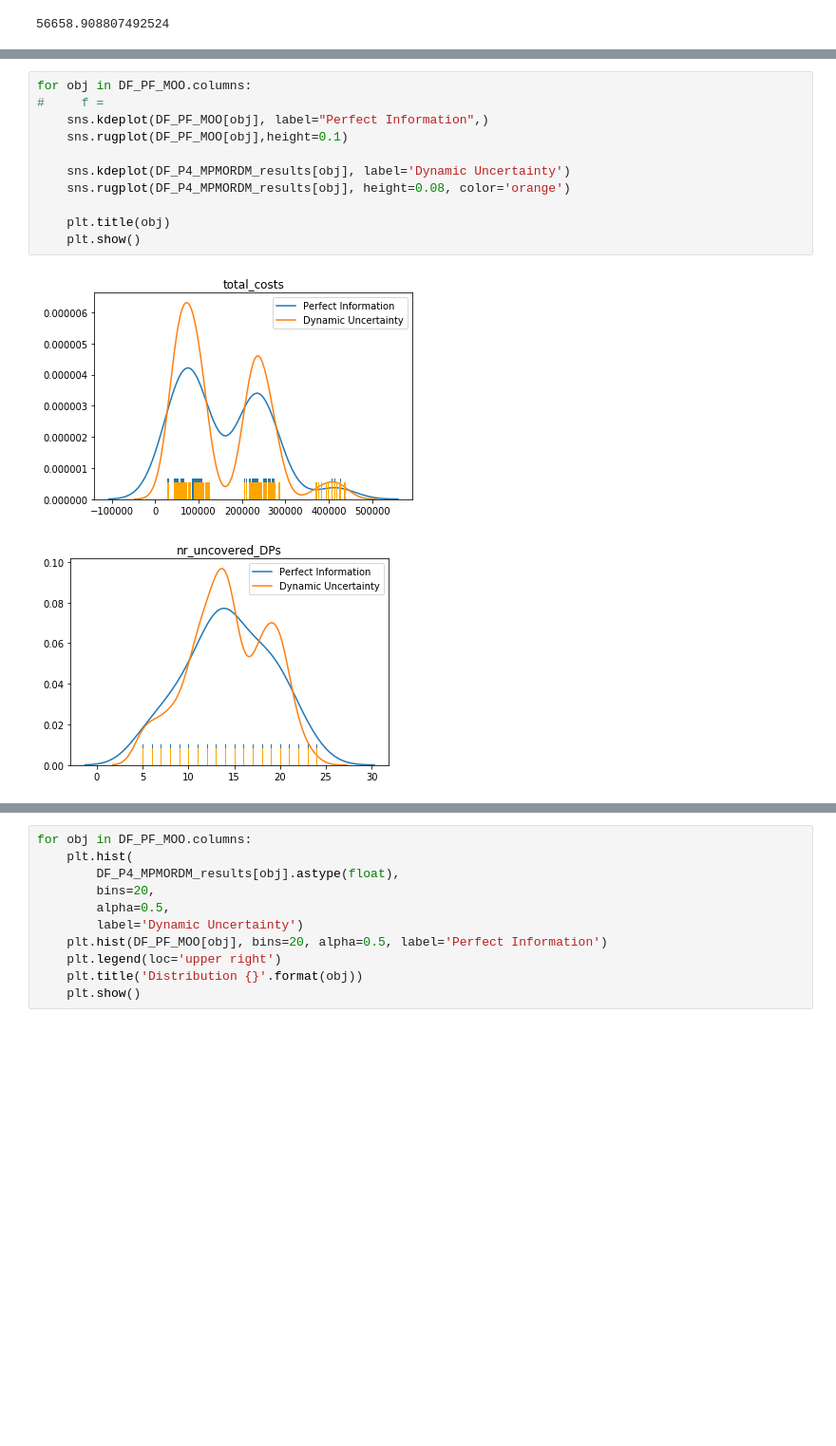
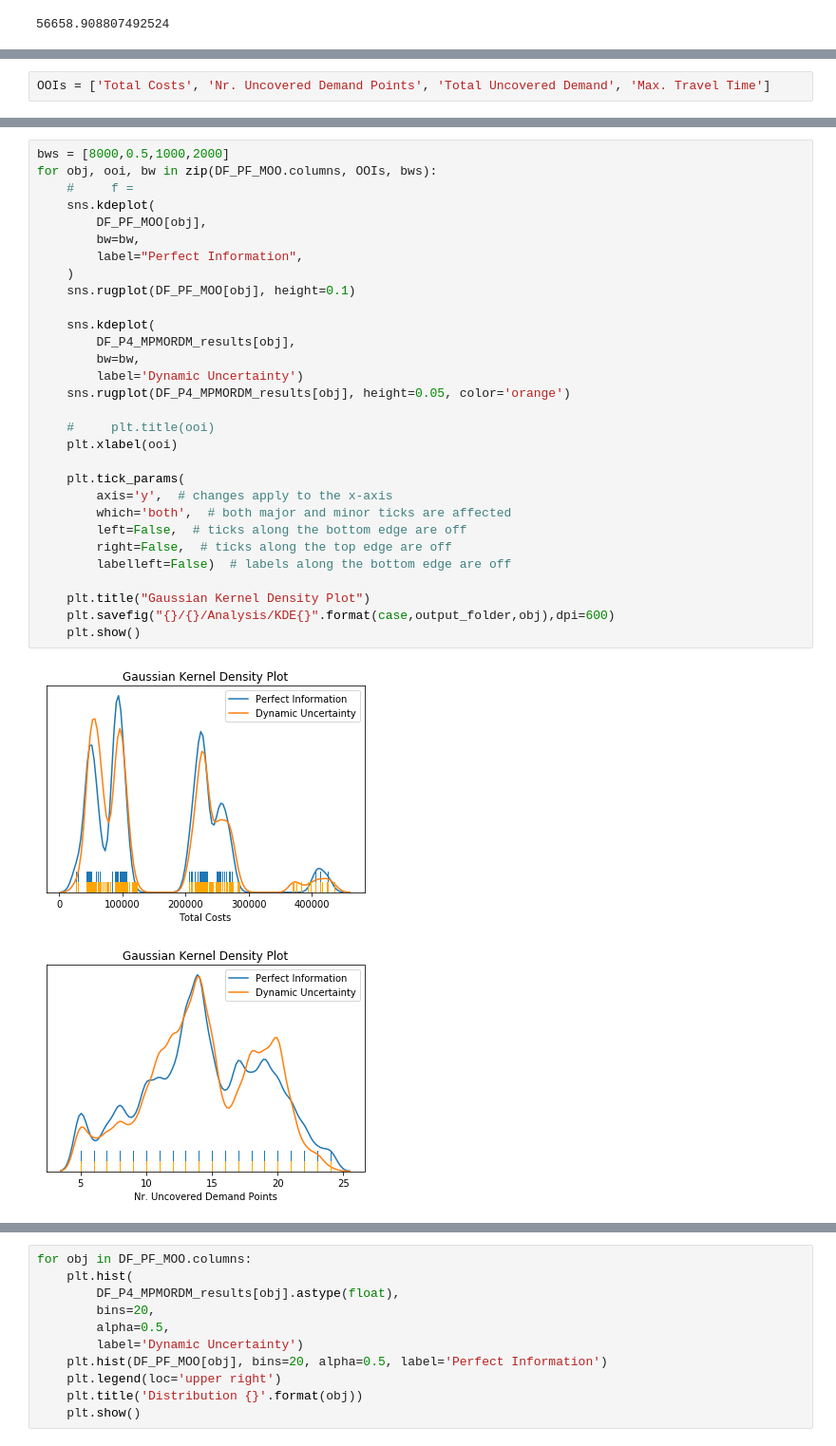
Before and after one commit to TRomijn/Thesis, a Jupyter notebook: Facility Location Model/Final Analysis 4 - MPMORDM Performance-v2.ipynb, the cells around one changed output, grey strips where cells are left out. Shown at 95% size. Saved outputs shown, nothing was run; the diff lists cells and outputs as text; blank space fills up the shorter version.

```diff
--- a/Facility Location Model/Final Analysis 4 - MPMORDM Performance-v2.ipynb
+++ b/Facility Location Model/Final Analysis 4 - MPMORDM Performance-v2.ipynb
@@ -469,0 +476,2 @@ DF_P4_MPMORDM_results[obj].astype(float).mean()
+# %%
+OOIs = ['Total Costs', 'Nr. Uncovered Demand Points', 'Total Uncovered Demand', 'Max. Travel Time']
@@ -470,14 +486,33 @@ DF_P4_MPMORDM_results[obj].astype(float).mean()
 # %%
-for obj in DF_PF_MOO.columns:
-#     f =
-    sns.kdeplot(DF_PF_MOO[obj], label="Perfect Information",)
-    sns.rugplot(DF_PF_MOO[obj],height=0.1)
+bws = [8000,0.5,1000,2000]
+for obj, ooi, bw in zip(DF_PF_MOO.columns, OOIs, bws):
+    #     f =
+    sns.kdeplot(
+        DF_PF_MOO[obj],
+        bw=bw,
+        label="Perfect Information",
+    )
+    sns.rugplot(DF_PF_MOO[obj], height=0.1)
 
-    sns.kdeplot(DF_P4_MPMORDM_results[obj], label='Dynamic Uncertainty')
-    sns.rugplot(DF_P4_MPMORDM_results[obj], height=0.08, color='orange')
+    sns.kdeplot(
+        DF_P4_MPMORDM_results[obj],
+        bw=bw,
+        label='Dynamic Uncertainty')
+    sns.rugplot(DF_P4_MPMORDM_results[obj], height=0.05, color='orange')
 
-    plt.title(obj)
+    #     plt.title(ooi)
+    plt.xlabel(ooi)
+
+    plt.tick_params(
+        axis='y',  # changes apply to the x-axis
+        which='both',  # both major and minor ticks are affected
+        left=False,  # ticks along the bottom edge are off
+        right=False,  # ticks along the top edge are off
+        labelleft=False)  # labels along the bottom edge are off
+
+    plt.title("Gaussian Kernel Density Plot")
+    plt.savefig("{}/{}/Analysis/KDE{}".format(case,output_folder,obj),dpi=600)
     plt.show()
 # %% [output]
-[figure, old version]
+[figure, new version]
-[figure, old version]
+[figure, new version]
```
Also changed, not shown: parts of 4 cells of this notebook, 2 other files.
